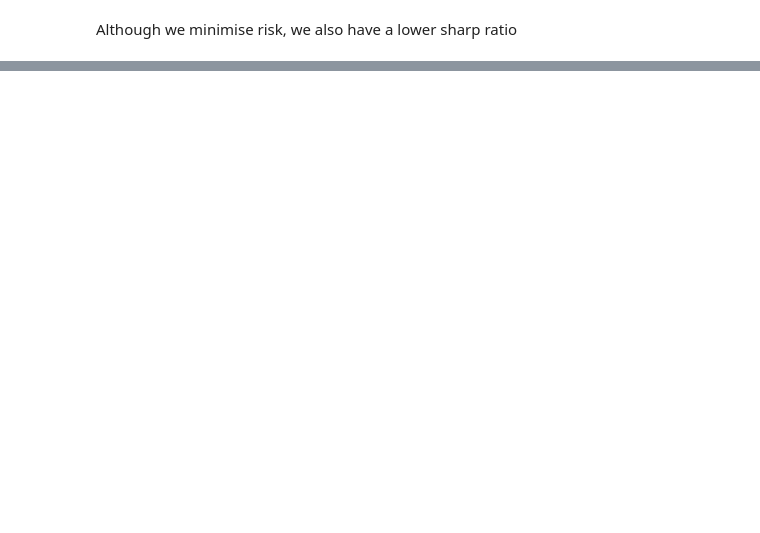
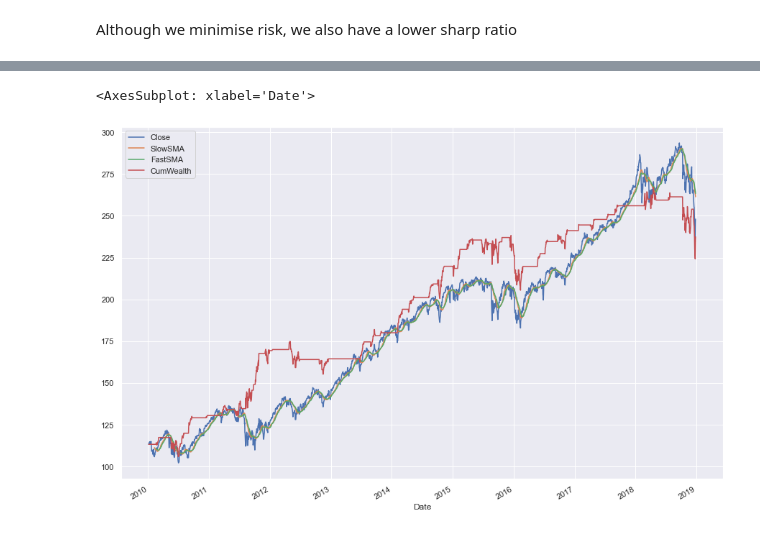
Before and after one commit to AndreiRoibu/AIforFinancialEngineering, a Jupyter notebook: AlgorithmicTrading/TrendFollowingSimpleMovingAverage.ipynb, the cells around one changed output, grey strips where cells are left out. Saved outputs shown, nothing was run; the diff lists cells and outputs as text; code cells hidden in the pictures; blank space fills up the shorter version.

```diff
--- a/AlgorithmicTrading/TrendFollowingSimpleMovingAverage.ipynb
+++ b/AlgorithmicTrading/TrendFollowingSimpleMovingAverage.ipynb
@@ -107,0 +101,3 @@ Although we minimise risk, we also have a lower sharp ratio
+# %%
+df = pd.read_csv('SPY.csv', index_col='Date', parse_dates=True)
+df.head()
@@ -107,0 +208,22 @@ Although we minimise risk, we also have a lower sharp ratio
+# %%
+df['logReturn'] = np.log(df['Close']).diff() # log return of the next day
+df['logReturn'] = df['logReturn'].shift(-1) # shift the log return by 1 day
+
+train = df.iloc[:-Ntest].copy()
+test = df.iloc[-Ntest:].copy()
+
+# Total return buy-and-hold train
+print('Buy and hold train log return: ', train['logReturn'][:-1].sum())
+print('Sharp ratio buy-and-hold train: ', train['logReturn'][:-1].mean() / train['logReturn'][:-1].std())
+# Total return buy-and-hold test
+print('Buy and hold test log return: ', test['logReturn'][:-1].sum())
+print('Sharp ratio buy-and-hold test: ', test['logReturn'][:-1].mean() / test['logReturn'][:-1].std())
+
+print('---------')
+
+# Total return trend following train
+print('Trend following train log return: ', trendFollowing(df, best_fast, best_slow)[0])
+print('Sharp ratio trend following train: ', trendFollowing(df, best_fast, best_slow)[2])
+# Total return trend following test
+print('Trend following test log return: ', trendFollowing(df, best_fast, best_slow)[1])
+print('Sharp ratio trend following test: ', trendFollowing(df, best_fast, best_slow)[3])
@@ -107,0 +240,15 @@ Although we minimise risk, we also have a lower sharp ratio
+# %%
+# Plot the Wealth Over Time
+_, _, _, _, df_trend = trendFollowing(df_input = df, fast_input=best_fast, slow_input=best_slow)
+
+df_trend = df_trend.iloc[:-1]
+
+train_idx = df.index <= df_trend.index[-1]
+test_idx = df.index > df_trend.index[-1]
+
+df_trend['CumLogReturn'] = df_trend['AlgoLogReturn'].cumsum().shift(1)
+df_trend['CumWealth'] = df_trend.iloc[0]['Close'] * np.exp(df_trend['CumLogReturn'].to_numpy(float))
+df_trend[['Close', 'SlowSMA', 'FastSMA', 'CumWealth']].plot(figsize=(15, 10))
+# %% [output]
+<AxesSubplot: xlabel='Date'>
+[figure, added]
```
Also changed, not shown: parts of 20 cells of this notebook.
